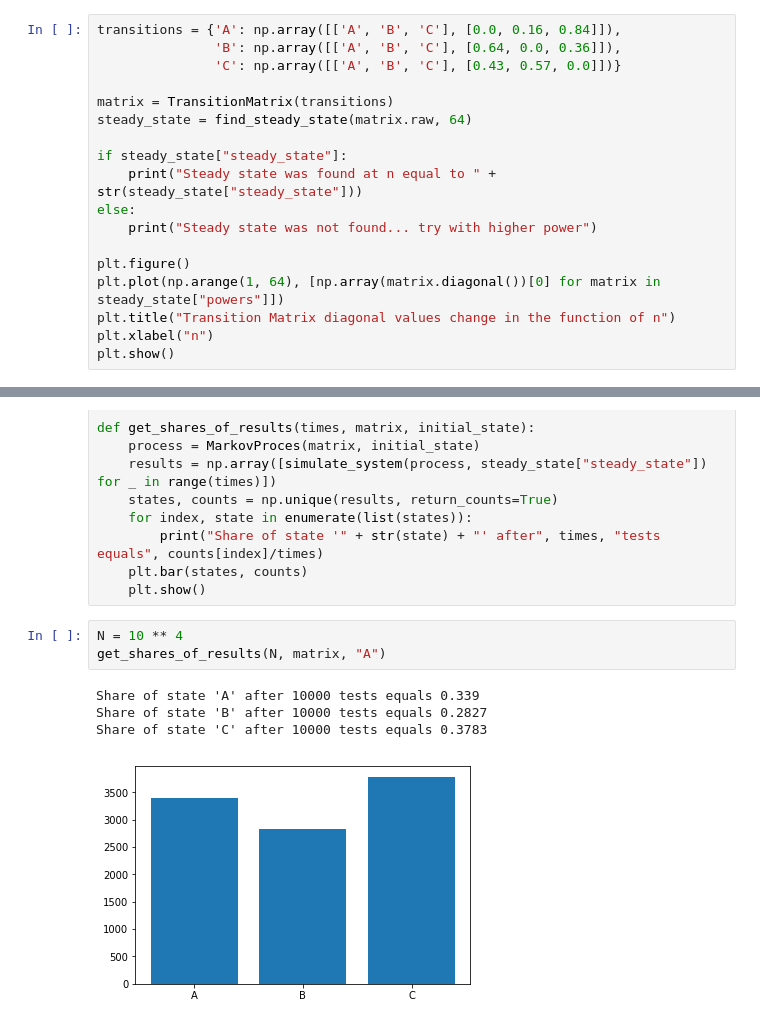
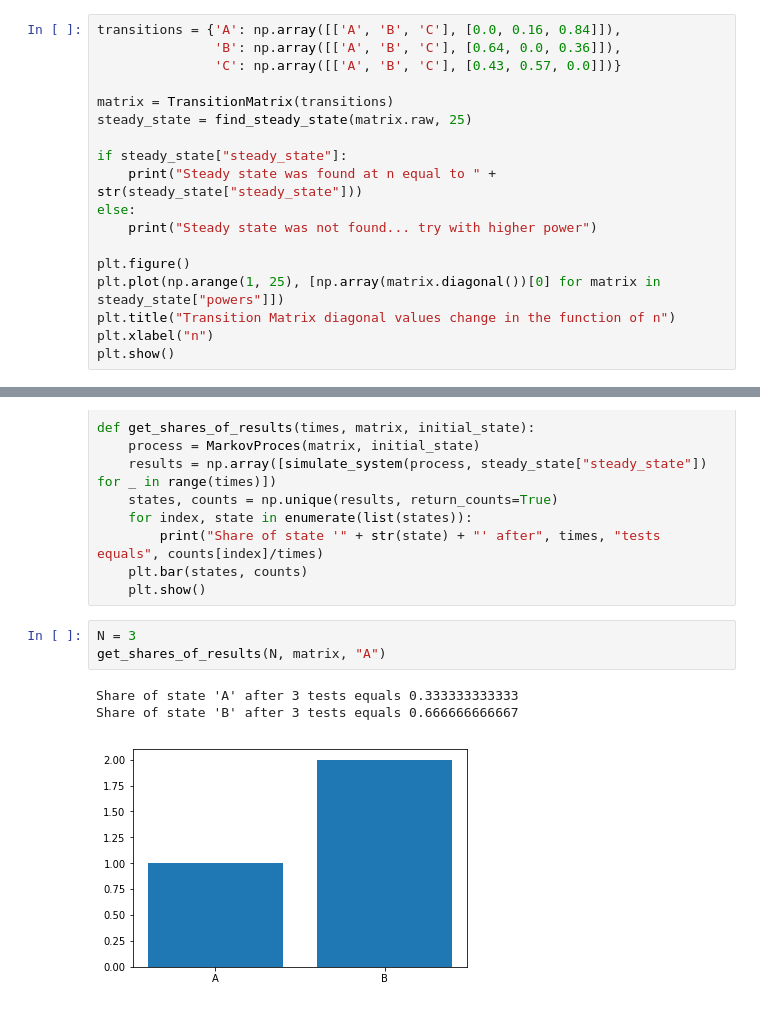
Before and after one commit to witekbobrowski/Academic, a Jupyter notebook: statistical-methods-winter-2017/markov-processes.ipynb, the cells around one changed output, grey strips where cells are left out. Cells and saved outputs as stored; diff of their text form.

```diff
--- a/statistical-methods-winter-2017/markov-processes.ipynb
+++ b/statistical-methods-winter-2017/markov-processes.ipynb
@@ -57,7 +57,7 @@ transitions = {'A': np.array([['A', 'B', 'C'], [0.0, 0.16, 0.84]]),
                'C': np.array([['A', 'B', 'C'], [0.43, 0.57, 0.0]])}
 
 matrix = TransitionMatrix(transitions)
-steady_state = find_steady_state(matrix.raw, 64)
+steady_state = find_steady_state(matrix.raw, 25)
 
 if steady_state["steady_state"]:
     print("Steady state was found at n equal to " + str(steady_state["steady_state"]))
@@ -65,7 +65,7 @@ else:
     print("Steady state was not found... try with higher power")
 
 plt.figure()
-plt.plot(np.arange(1, 64), [np.array(matrix.diagonal())[0] for matrix in steady_state["powers"]])
+plt.plot(np.arange(1, 25), [np.array(matrix.diagonal())[0] for matrix in steady_state["powers"]])
 plt.title("Transition Matrix diagonal values change in the function of n")
 plt.xlabel("n")
 plt.show()
@@ -90,13 +90,12 @@ def get_shares_of_results(times, matrix, initial_state):
     plt.bar(states, counts)
     plt.show()
 # %%
-N = 10 ** 4
+N = 3
 get_shares_of_results(N, matrix, "A")
 # %% [output]
-Share of state 'A' after 10000 tests equals 0.339
-Share of state 'B' after 10000 tests equals 0.2827
-Share of state 'C' after 10000 tests equals 0.3783
+Share of state 'A' after 3 tests equals 0.333333333333
+Share of state 'B' after 3 tests equals 0.666666666667
-[figure, old version]
+[figure, new version]
 # %%
 get_shares_of_results(N, matrix, "B")
 # %% [output]
```
Also changed, not shown: parts of 3 cells of this notebook, 2 other files.
